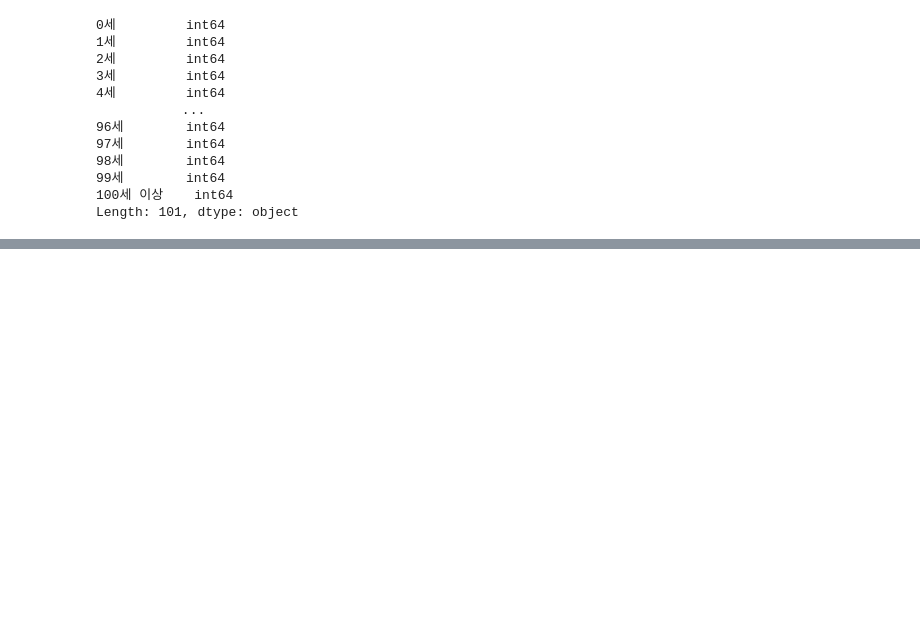
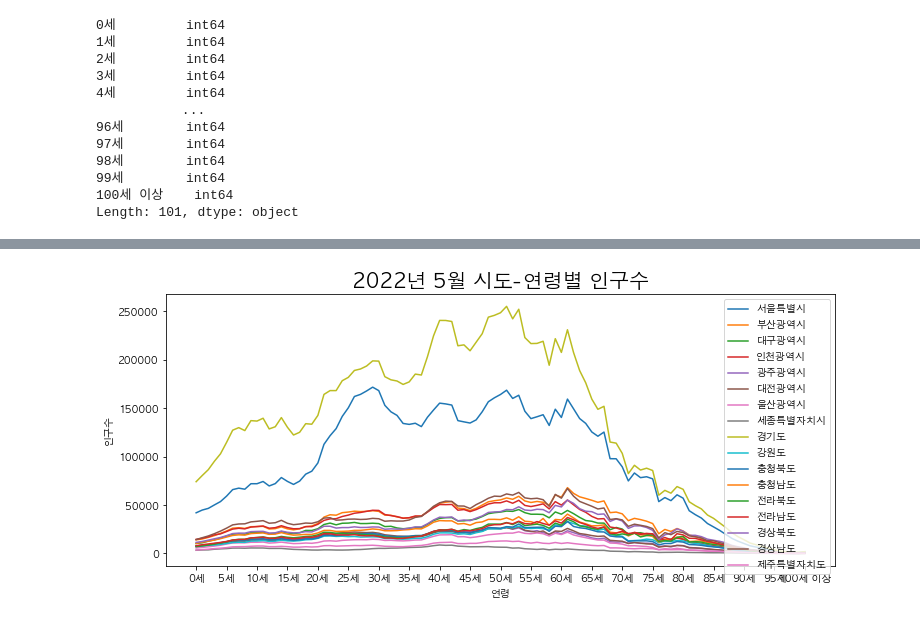
Before and after one commit to limetree-indigo/python-visualization, a Jupyter notebook: 12 연령별 인구구조 시각화/12 연령별 인구구조 시각화.ipynb, the cells around one changed output, grey strips where cells are left out. Saved outputs shown, nothing was run; the diff lists cells and outputs as text; code cells hidden in the pictures; blank space fills up the shorter version.

```diff
--- a/12 연령별 인구구조 시각화/12 연령별 인구구조 시각화.ipynb
+++ b/12 연령별 인구구조 시각화/12 연령별 인구구조 시각화.ipynb
@@ -95,0 +100,2 @@ Length: 101, dtype: object
+# %%
+df_sido = df[df.index.str.contains('00000000')]
@@ -95,0 +114,12 @@ Length: 101, dtype: object
+# %%
+plt.rcParams['figure.figsize']=(12,5)
+for i in range(len(df_sido)):
+    plt.plot(df_sido.iloc[i], label=df_sido.index[i].split()[0])
+plt.legend()
+plt.xticks(range(0,101,5))
+plt.xlabel('연령')
+plt.ylabel('인구수')
+plt.title('2022년 5월 시도-연령별 인구수', size=20)
+plt.show()
+# %% [output]
+[figure, added]
```
Also changed, not shown: parts of 5 cells of this notebook.
